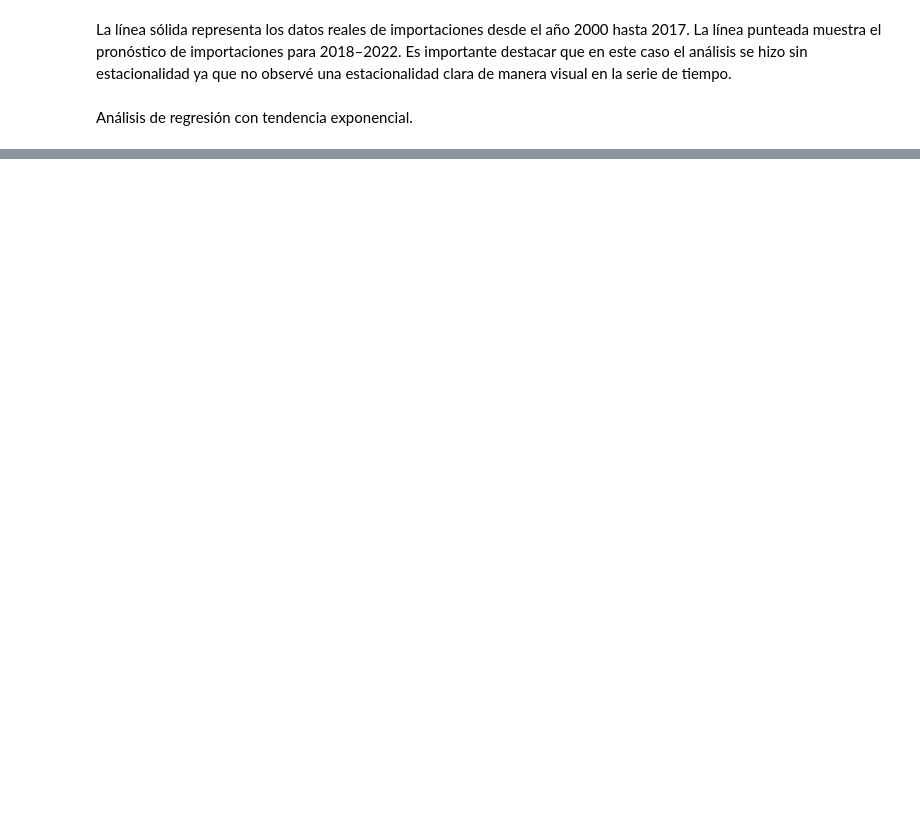
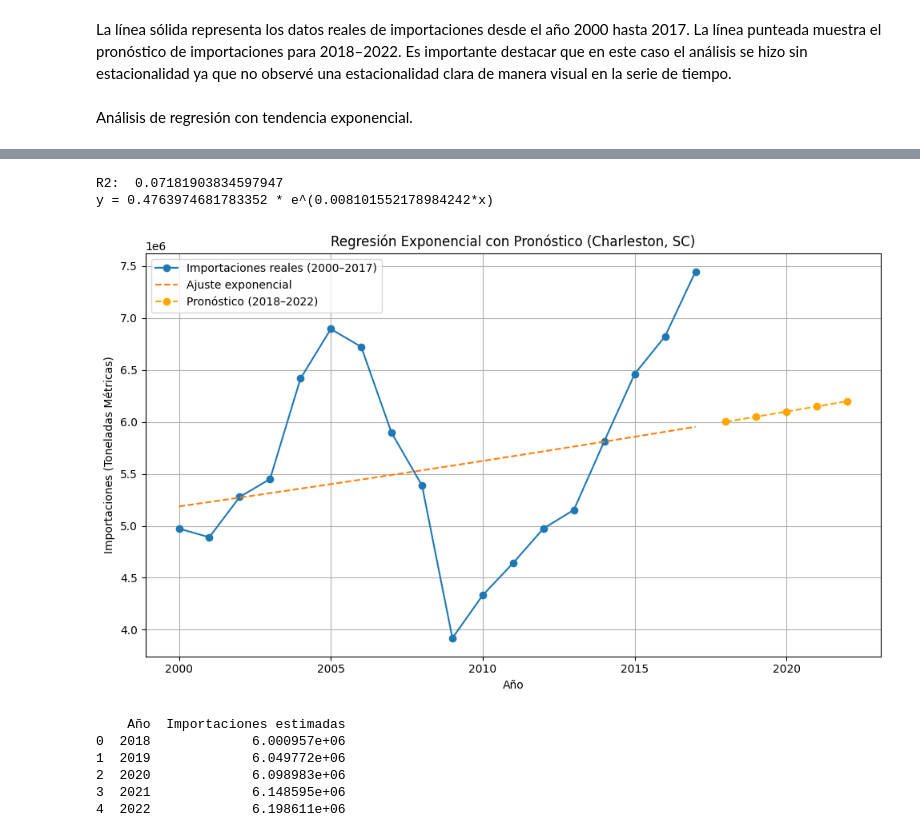
Before and after one commit to isaacmedina/usa-container-ports-timeline-series, a Jupyter notebook: container-ports-2000-2007.ipynb, the cells around one changed output, grey strips where cells are left out. Saved outputs shown, nothing was run; the diff lists cells and outputs as text; code cells hidden in the pictures; blank space fills up the shorter version.

```diff
--- a/container-ports-2000-2007.ipynb
+++ b/container-ports-2000-2007.ipynb
@@ -278,32 +324,2 @@ En ambos casos como p < 0.05 rechazamos la hipótesis nula de que los puertos ti
 # %% [markdown]
 Series de Tiempo. Se realiza análisis de serie de tiempo con el modelo Holt-Winter
-# %%
-# Lista de años
-years = [str(year) for year in range(2000, 2018)]
-
-# Filtrar datos del puerto 'New York, NY' y convertir a numérico
-df_ny = df[df['U.S. Custom Ports'] == 'New York, NY'].copy()
-df_ny[years] = df_ny[years].replace(',', '', regex=True).astype(float)
-
-# Crear serie de tiempo
-ts_ny = pd.Series(df_ny[years].values.flatten(), index=pd.Index(range(2000, 2018), name='Año'))
-
-# Aplicar modelo Holt-Winters (tendencia aditiva, sin estacionalidad)
-model = ExponentialSmoothing(ts_ny, trend='add', seasonal=None, seasonal_periods=None)
-fit_model = model.fit()
-
-# Generar predicción para los próximos 5 años
-forecast_years = list(range(2018, 2023))
-forecast = fit_model.forecast(len(forecast_years))
-
-# Graficar resultados
-plt.figure(figsize=(10, 6))
-plt.plot(ts_ny, label='Importaciones reales (2000–2017)', marker='o')
-plt.plot(forecast, label='Pronóstico (2018–2022)', linestyle='--', marker='o')
-plt.title('Modelo Holt-Winters (Puerto: New York, NY)')
-plt.xlabel('Año')
-plt.ylabel('Importaciones (Toneladas Métricas)')
-plt.legend()
-plt.grid(True)
-plt.tight_layout()
-plt.show()
@@ -371,0 +424,12 @@ dict(zip(future_years.flatten(), future_y_pred))
+# %%
+MostrarRegresionExponencial('Charleston, SC')
+# %% [output]
+R2:  0.07181903834597947
+y = 0.4763974681783352 * e^(0.008101552178984242*x)
+[figure, added]
+    Año  Importaciones estimadas
+0  2018             6.000957e+06
+1  2019             6.049772e+06
+2  2020             6.098983e+06
+3  2021             6.148595e+06
+4  2022             6.198611e+06
```
Also changed, not shown: parts of 17 cells of this notebook, 2 other files.
